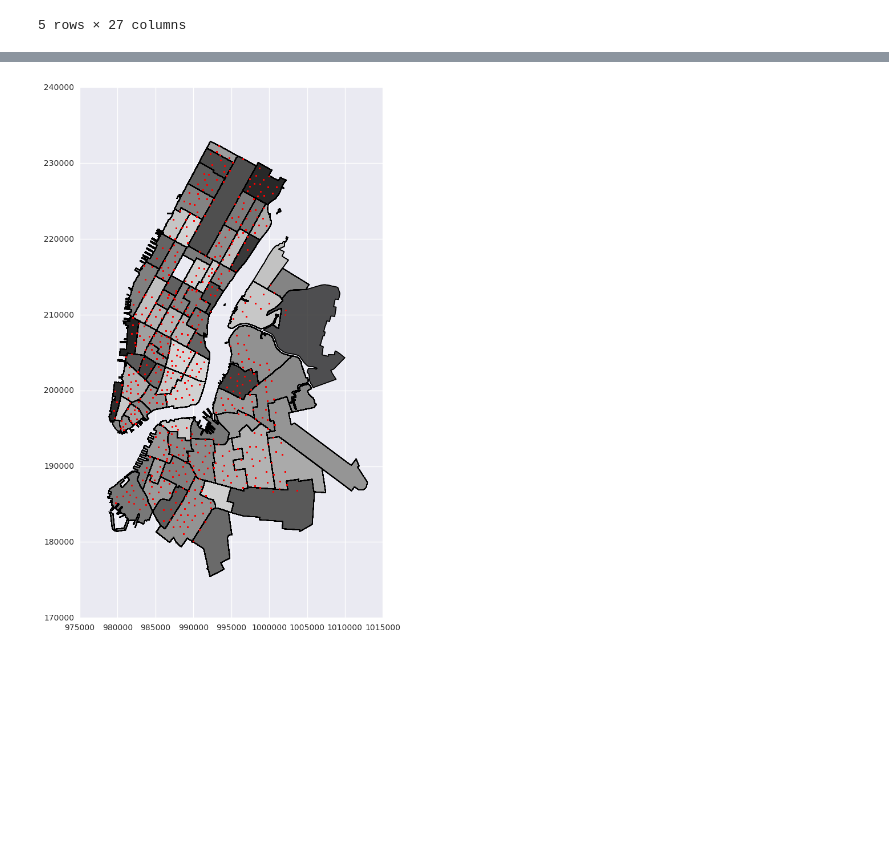
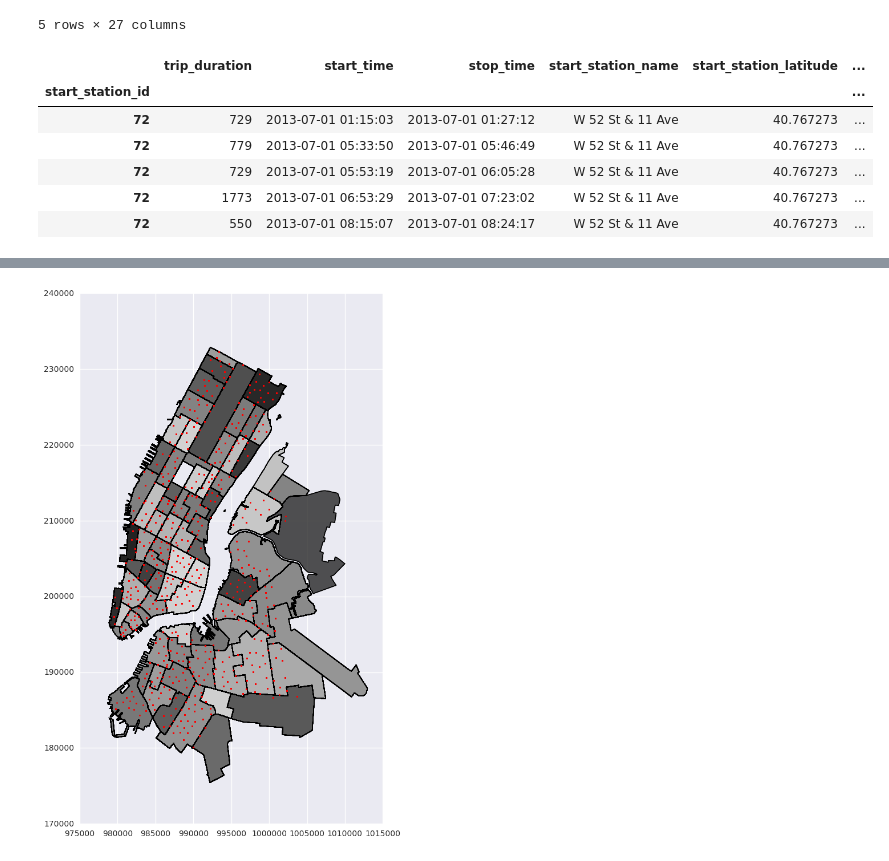
Before and after one commit to r-shekhar/NYC-transport, a Jupyter notebook: 08_df_add_spatial_features/spatial_merge_test.ipynb, the cells around one changed output, grey strips where cells are left out. Cells and saved outputs as stored; diff of their text form; code cells hidden in the pictures; blank space fills up the shorter version.

```diff
--- a/08_df_add_spatial_features/spatial_merge_test.ipynb
+++ b/08_df_add_spatial_features/spatial_merge_test.ipynb
@@ -114,0 +111,10 @@ gpd.sjoin(df1, df_tz_latlon, how='left', op='within')
+# %%
+bike.head()
+# %% [output]
+|  | trip_duration | start_time | stop_time | start_station_name | start_station_latitude | ... |
+| start_station_id |  |  |  |  |  | ... |
+| 72 | 729 | 2013-07-01 01:15:03 | 2013-07-01 01:27:12 | W 52 St & 11 Ave | 40.767273 | ... |
+| 72 | 779 | 2013-07-01 05:33:50 | 2013-07-01 05:46:49 | W 52 St & 11 Ave | 40.767273 | ... |
+| 72 | 729 | 2013-07-01 05:53:19 | 2013-07-01 06:05:28 | W 52 St & 11 Ave | 40.767273 | ... |
+| 72 | 1773 | 2013-07-01 06:53:29 | 2013-07-01 07:23:02 | W 52 St & 11 Ave | 40.767273 | ... |
+| 72 | 550 | 2013-07-01 08:15:07 | 2013-07-01 08:24:17 | W 52 St & 11 Ave | 40.767273 | ... |
```
Also changed, not shown: parts of 7 cells of this notebook.
